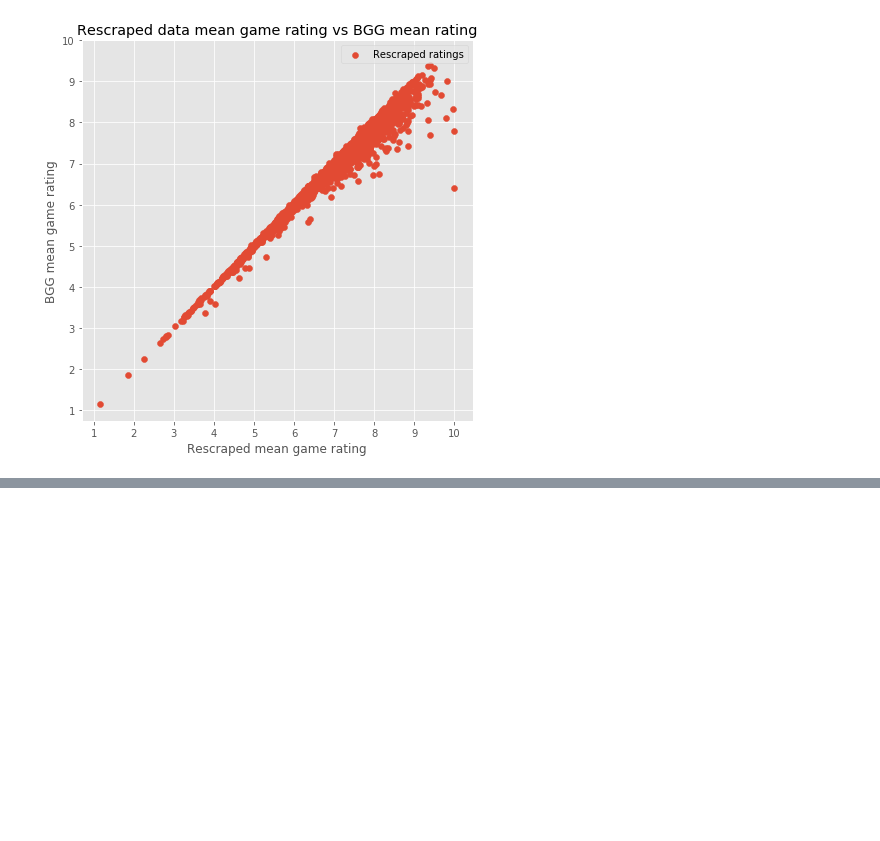
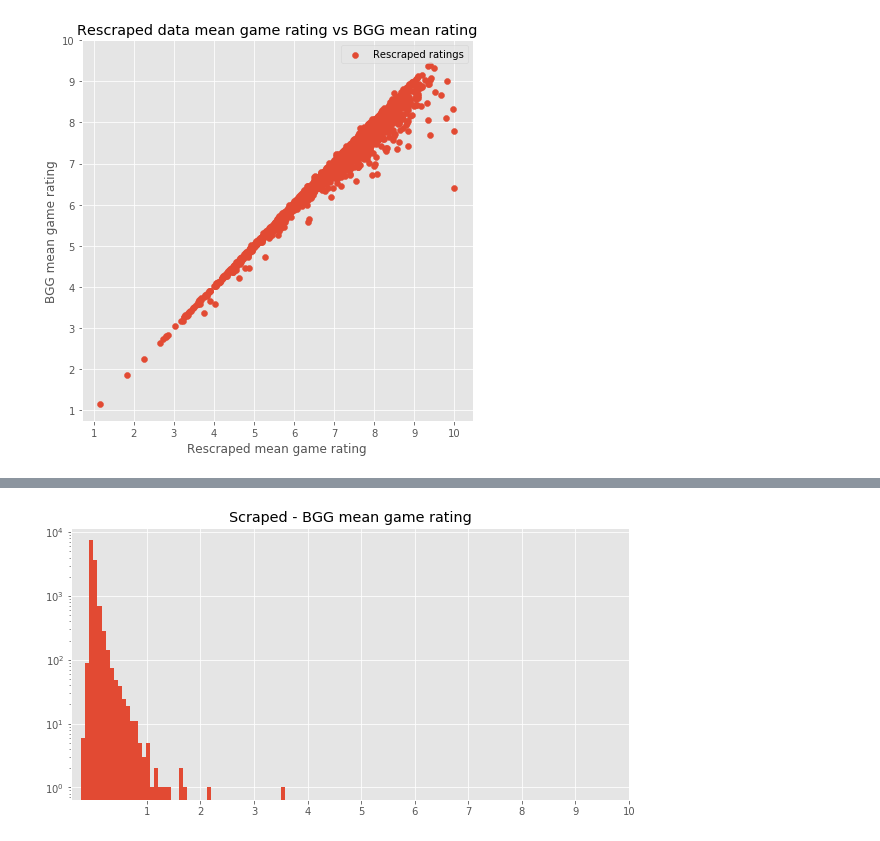
Before and after one commit to johnmburt/springboard, a Jupyter notebook: capstone_2/recsys_data_EDA_vf.ipynb, the cells around one changed output, grey strips where cells are left out. Saved outputs shown, nothing was run; the diff lists cells and outputs as text; code cells hidden in the pictures; blank space fills up the shorter version.

```diff
--- a/capstone_2/recsys_data_EDA_vf.ipynb
+++ b/capstone_2/recsys_data_EDA_vf.ipynb
@@ -272,0 +425,9 @@ plt.xticks([1,2,3,4,5,6,7,8,9,10]);
+# %%
+# histogram of BGG mean rating
+plt.figure(figsize=(10,5))
+plt.hist(rs_gamegp['rating']-rs_gamegp['mean_rating'], bins=50)
+plt.xticks([1,2,3,4,5,6,7,8,9,10])
+plt.yscale('log')
+plt.title('Scraped - BGG mean game rating');
+# %% [output]
+[figure, added]
```
Also changed, not shown: parts of 19 cells of this notebook, 11 other files.
